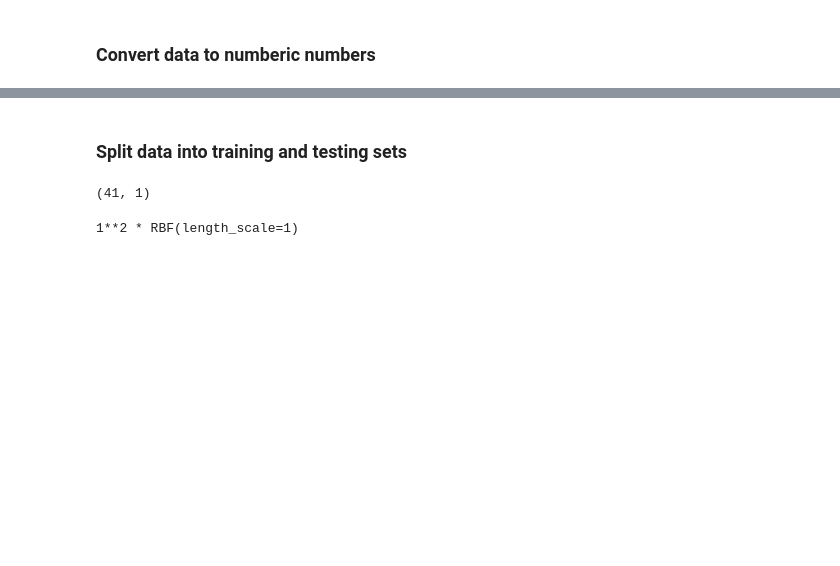
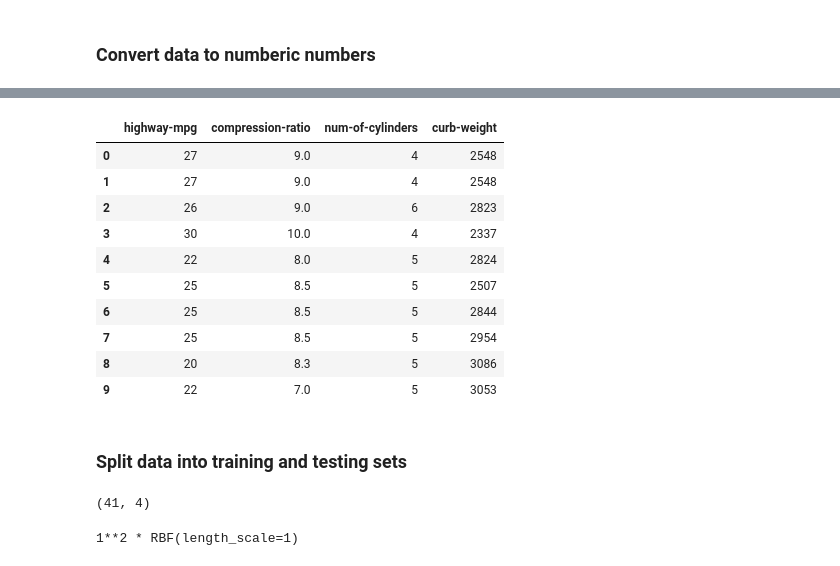
Before and after one commit to Suraj6E/ModelOptimization, a Jupyter notebook: Regression.ipynb, the cells around one changed output, grey strips where cells are left out. Saved outputs shown, nothing was run; the diff lists cells and outputs as text; code cells hidden in the pictures; blank space fills up the shorter version.

```diff
--- a/Regression.ipynb
+++ b/Regression.ipynb
@@ -102,3 +126,21 @@ plt.show()
+# %%
+features_to_remove = ['city-mpg', 'engine-size', 'width', 'length','height', 'wheel-base']
+# Drop features with high correlation
+df_filtered = X.drop(columns=features_to_remove)
+
+df_filtered.head(10)
+# %% [output]
+|  | highway-mpg | compression-ratio | num-of-cylinders | curb-weight |
+| 0 | 27 | 9.0 | 4 | 2548 |
+| 1 | 27 | 9.0 | 4 | 2548 |
+| 2 | 26 | 9.0 | 6 | 2823 |
+| 3 | 30 | 10.0 | 4 | 2337 |
+| 4 | 22 | 8.0 | 5 | 2824 |
+| 5 | 25 | 8.5 | 5 | 2507 |
+| 6 | 25 | 8.5 | 5 | 2844 |
+| 7 | 25 | 8.5 | 5 | 2954 |
+| 8 | 20 | 8.3 | 5 | 3086 |
+| 9 | 22 | 7.0 | 5 | 3053 |
 # %% [markdown]
 ### Split data into training and testing sets
 # %%
@@ -107,10 +149,10 @@ y = y.values
 X_train, X_test, y_train, y_test = train_test_split(X, y, test_size=0.2, random_state=42)
 # %%
 X_train
+y_test.shape
 X_test.shape
-y_test.shape
 # %% [output]
-(41, 1)
+(41, 4)
 # %%
 # Define kernel
 kernel = 1.0 * RBF(length_scale=1.0)
```
Also changed, not shown: parts of 11 cells of this notebook.
